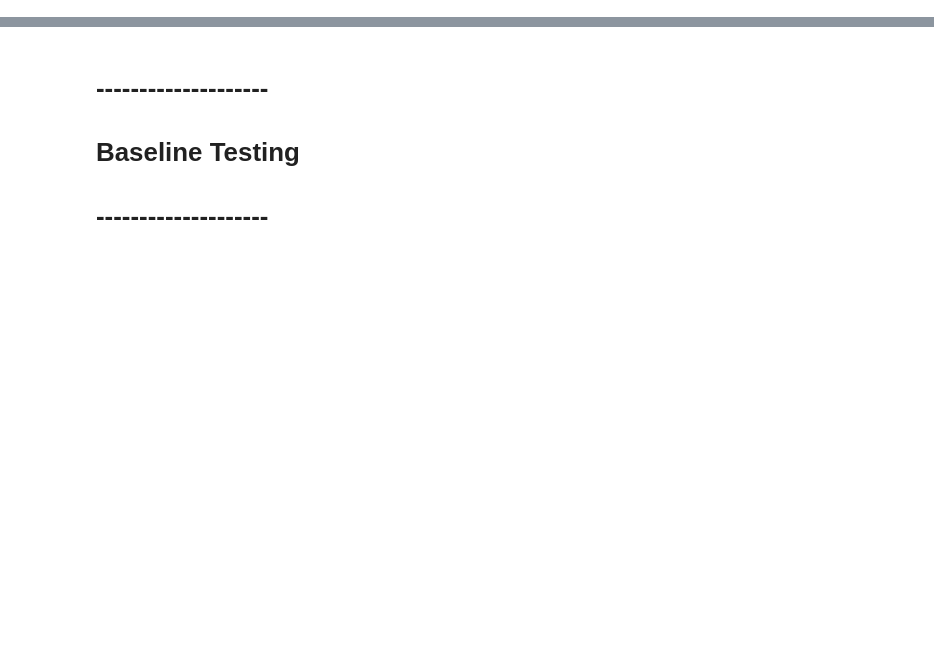
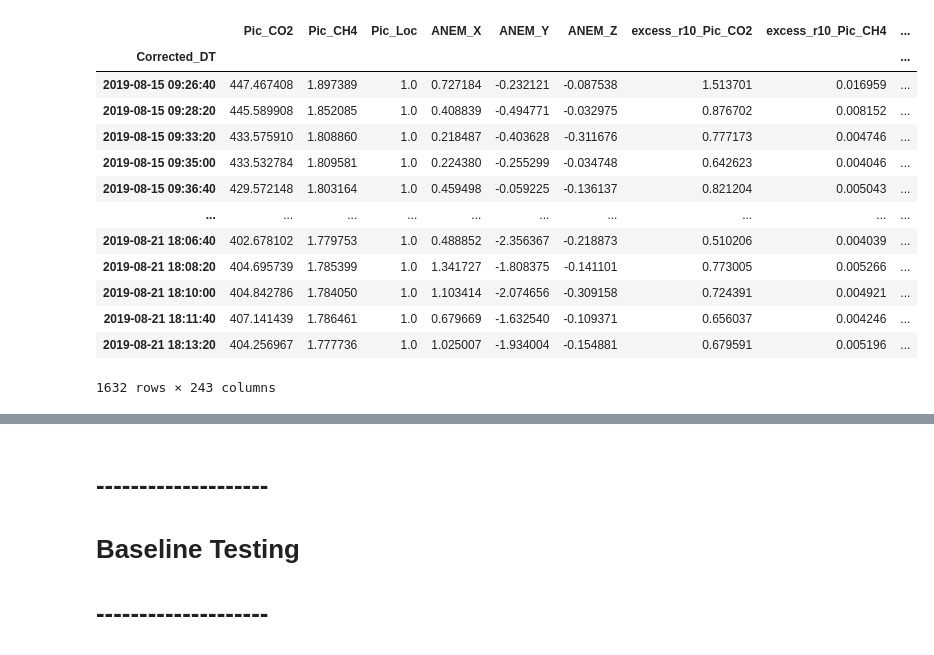
Before and after one commit to agmeyer4/CO2_Eddy, a Jupyter notebook: Data_Viewer.ipynb, the cells around one changed output, grey strips where cells are left out. Saved outputs shown, nothing was run; the diff lists cells and outputs as text; code cells hidden in the pictures; blank space fills up the shorter version.

```diff
--- a/Data_Viewer.ipynb
+++ b/Data_Viewer.ipynb
@@ -107,0 +23,16 @@ Is this an acceptable range? y
+# %%
+excess_rolls = [10,60,3600]#,6000,36000] #these specify the rolling window on which a minimum is applied for excess
+tower = 'Picarro'
+position_number = 1
+downsample_sec = 100
+wind_rolls = [5,10,30,60,600]
+lag_shifts = [5,10,20,30,45,60,90,120]
+
+data = Processed_Set(tower,position_number,excess_rolls,vent_bool = True,wbb_bool=False)
+data._retrieve_data('../CO2_Data_Processed/')
+data._apply_excess()
+data._combine_vent_tower(downsample_sec)
+if tower == 'Picarro':
+    data._add_rolling_wind(wind_rolls,False)
+data._column_shifter(lag_shifts,delete=False)
+data._vent_on_only()
@@ -107,0 +57,17 @@ Is this an acceptable range? y
+# %%
+data.df
+# %% [output]
+|  | Pic_CO2 | Pic_CH4 | Pic_Loc | ANEM_X | ANEM_Y | ANEM_Z | excess_r10_Pic_CO2 | excess_r10_Pic_CH4 | ... |
+| Corrected_DT |  |  |  |  |  |  |  |  | ... |
+| 2019-08-15 09:26:40 | 447.467408 | 1.897389 | 1.0 | 0.727184 | -0.232121 | -0.087538 | 1.513701 | 0.016959 | ... |
+| 2019-08-15 09:28:20 | 445.589908 | 1.852085 | 1.0 | 0.408839 | -0.494771 | -0.032975 | 0.876702 | 0.008152 | ... |
+| 2019-08-15 09:33:20 | 433.575910 | 1.808860 | 1.0 | 0.218487 | -0.403628 | -0.311676 | 0.777173 | 0.004746 | ... |
+| 2019-08-15 09:35:00 | 433.532784 | 1.809581 | 1.0 | 0.224380 | -0.255299 | -0.034748 | 0.642623 | 0.004046 | ... |
+| 2019-08-15 09:36:40 | 429.572148 | 1.803164 | 1.0 | 0.459498 | -0.059225 | -0.136137 | 0.821204 | 0.005043 | ... |
+| ... | ... | ... | ... | ... | ... | ... | ... | ... | ... |
+| 2019-08-21 18:06:40 | 402.678102 | 1.779753 | 1.0 | 0.488852 | -2.356367 | -0.218873 | 0.510206 | 0.004039 | ... |
+| 2019-08-21 18:08:20 | 404.695739 | 1.785399 | 1.0 | 1.341727 | -1.808375 | -0.141101 | 0.773005 | 0.005266 | ... |
+| 2019-08-21 18:10:00 | 404.842786 | 1.784050 | 1.0 | 1.103414 | -2.074656 | -0.309158 | 0.724391 | 0.004921 | ... |
+| 2019-08-21 18:11:40 | 407.141439 | 1.786461 | 1.0 | 0.679669 | -1.632540 | -0.109371 | 0.656037 | 0.004246 | ... |
+| 2019-08-21 18:13:20 | 404.256967 | 1.777736 | 1.0 | 1.025007 | -1.934004 | -0.154881 | 0.679591 | 0.005196 | ... |
+1632 rows × 243 columns
```
Also changed, not shown: parts of 16 cells of this notebook, 8 other files.
